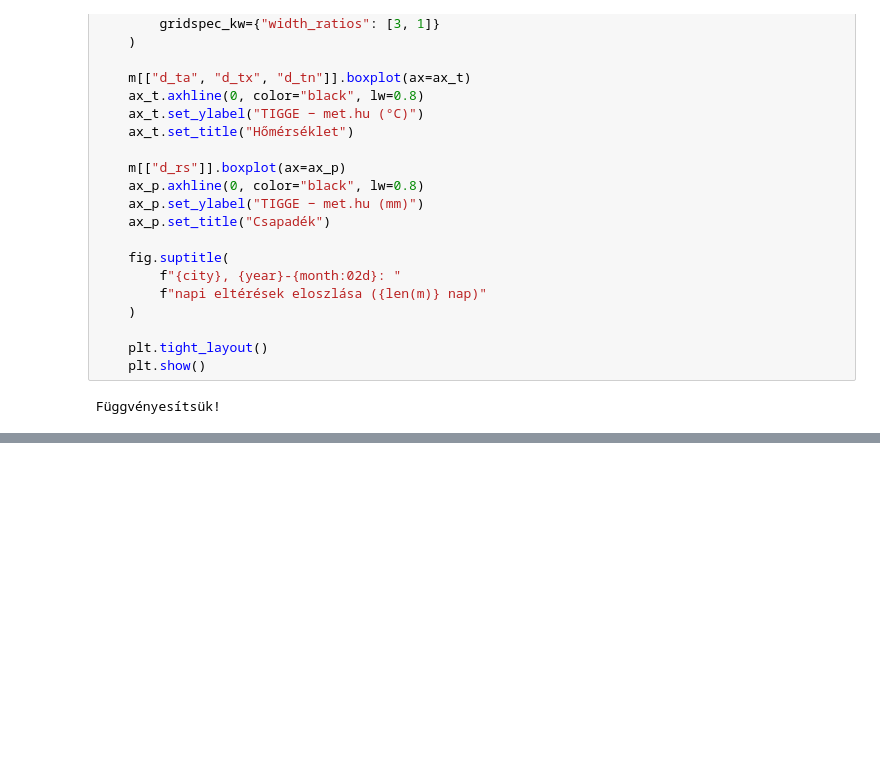
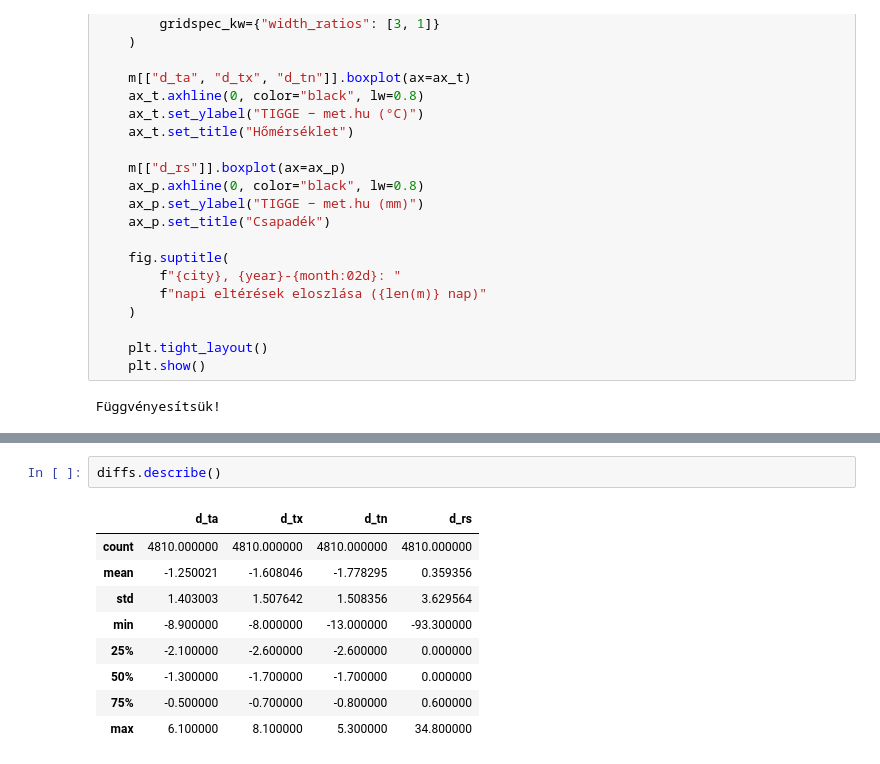
Before and after one commit to horvathcsaba0628/fisher_info_research, a Jupyter notebook: src/comparison_analying.ipynb, the cells around one changed output, grey strips where cells are left out. Cells and saved outputs as stored; diff of their text form; blank space fills up the shorter version.

```diff
--- a/src/comparison_analying.ipynb
+++ b/src/comparison_analying.ipynb
@@ -316,0 +340,12 @@ plot_month(diffs,2010,8)
+# %%
+diffs.describe()
+# %% [output]
+|  | d_ta | d_tx | d_tn | d_rs |
+| count | 4810.000000 | 4810.000000 | 4810.000000 | 4810.000000 |
+| mean | -1.250021 | -1.608046 | -1.778295 | 0.359356 |
+| std | 1.403003 | 1.507642 | 1.508356 | 3.629564 |
+| min | -8.900000 | -8.000000 | -13.000000 | -93.300000 |
+| 25% | -2.100000 | -2.600000 | -2.600000 | 0.000000 |
+| 50% | -1.300000 | -1.700000 | -1.700000 | 0.000000 |
+| 75% | -0.500000 | -0.700000 | -0.800000 | 0.600000 |
+| max | 6.100000 | 8.100000 | 5.300000 | 34.800000 |
```
Also changed, not shown: parts of 17 cells of this notebook, 3 other files.
